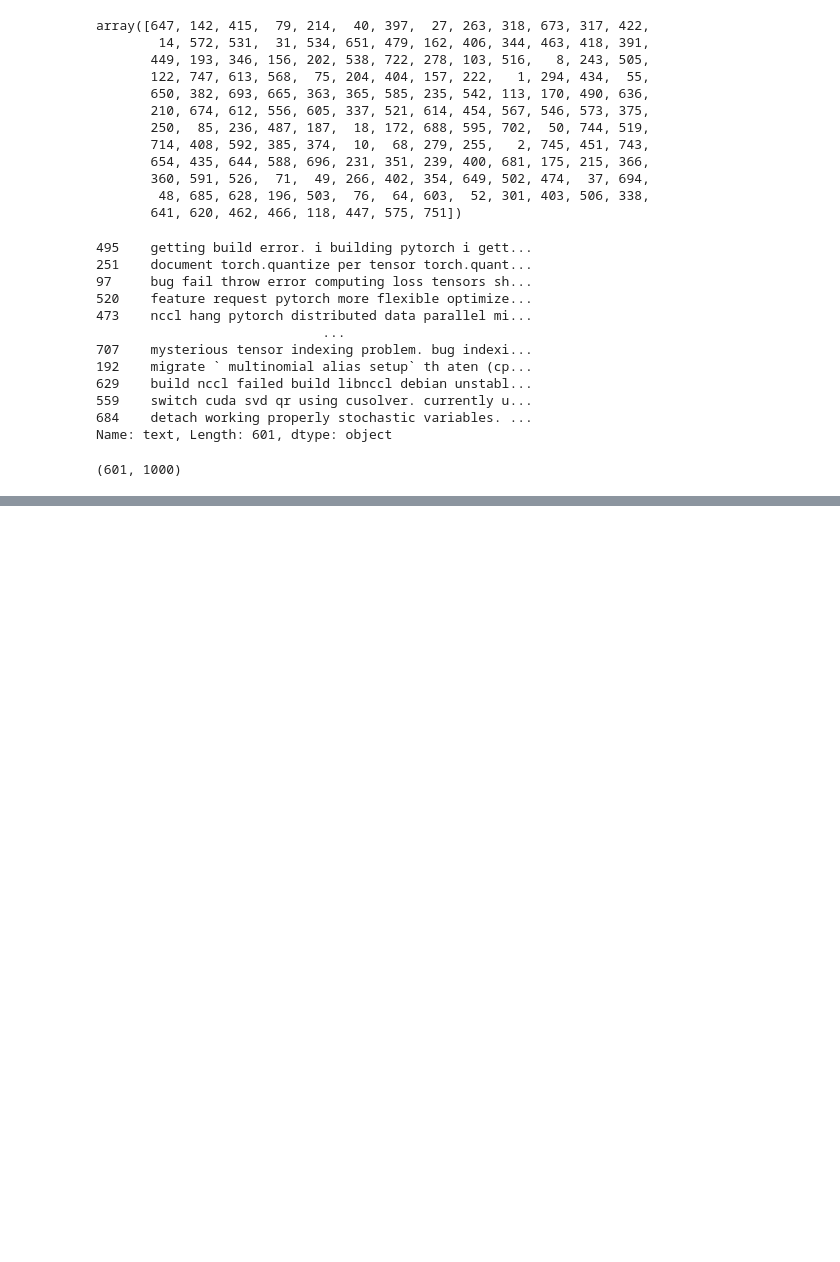
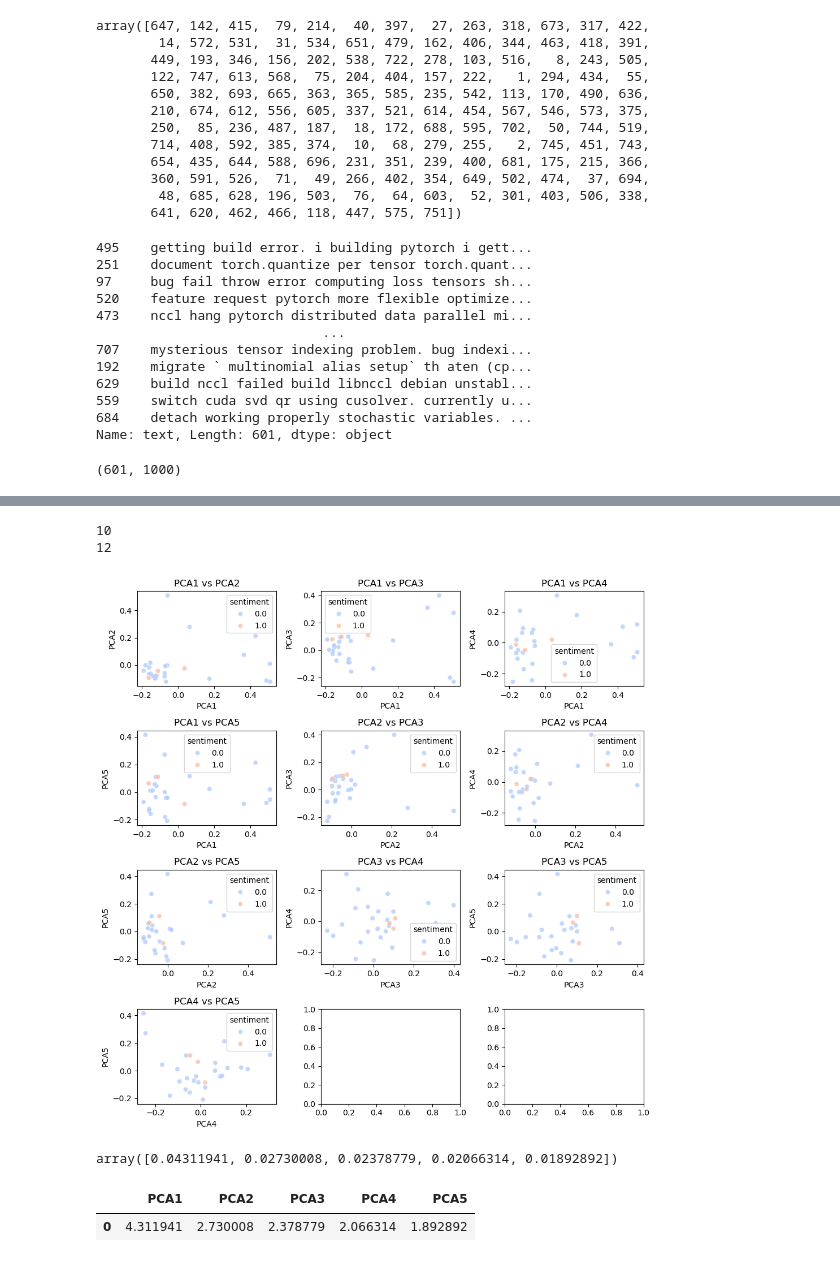
Before and after one commit to Dwikavindra/ISE, a Jupyter notebook: lab1/br_classification.ipynb, the cells around one changed output, grey strips where cells are left out. Saved outputs shown, nothing was run; the diff lists cells and outputs as text; code cells hidden in the pictures; blank space fills up the shorter version.

```diff
--- a/lab1/br_classification.ipynb
+++ b/lab1/br_classification.ipynb
@@ -197,0 +257,34 @@ X_train.shape
+# %%
+# Visualizing PCA pairs
+target = y_test  # Assuming y_train contains class labels
+
+# Try all unique pairs of principal components
+pc_pairs = list(itertools.combinations(component_names, 2))
+print(len(pc_pairs))
+
+fig, axes = plt.subplots(nrows=4, ncols=3, figsize=(10, 10))  # Adjust based on number of PCs
+axes = axes.flatten()
+print(len(axes))
+for i, (pc1, pc2) in enumerate(pc_pairs):
+    if i >= len(axes):  # Avoid plotting more than available subplots
+        break
+    sns.scatterplot(x=x_pca[pc1], y=x_pca[pc2], hue=target, ax=axes[i], palette="coolwarm", alpha=0.7)
+    axes[i].set_title(f"{pc1} vs {pc2}")
+plt.tight_layout()
+plt.show()
+# %% [output]
+10
+12
+[figure, added]
+# %%
+explained_variance_ratio=pca.explained_variance_ratio_
+explained_variance_ratio
+# %% [output]
+array([0.04311941, 0.02730008, 0.02378779, 0.02066314, 0.01892892])
+# %%
+covarianceDF= pd.DataFrame(explained_variance_ratio*100).T
+covarianceDF.columns=component_names
+covarianceDF
+# %% [output]
+|  | PCA1 | PCA2 | PCA3 | PCA4 | PCA5 |
+| 0 | 4.311941 | 2.730008 | 2.378779 | 2.066314 | 1.892892 |
```
Also changed, not shown: parts of 41 cells of this notebook, 3 other files.
